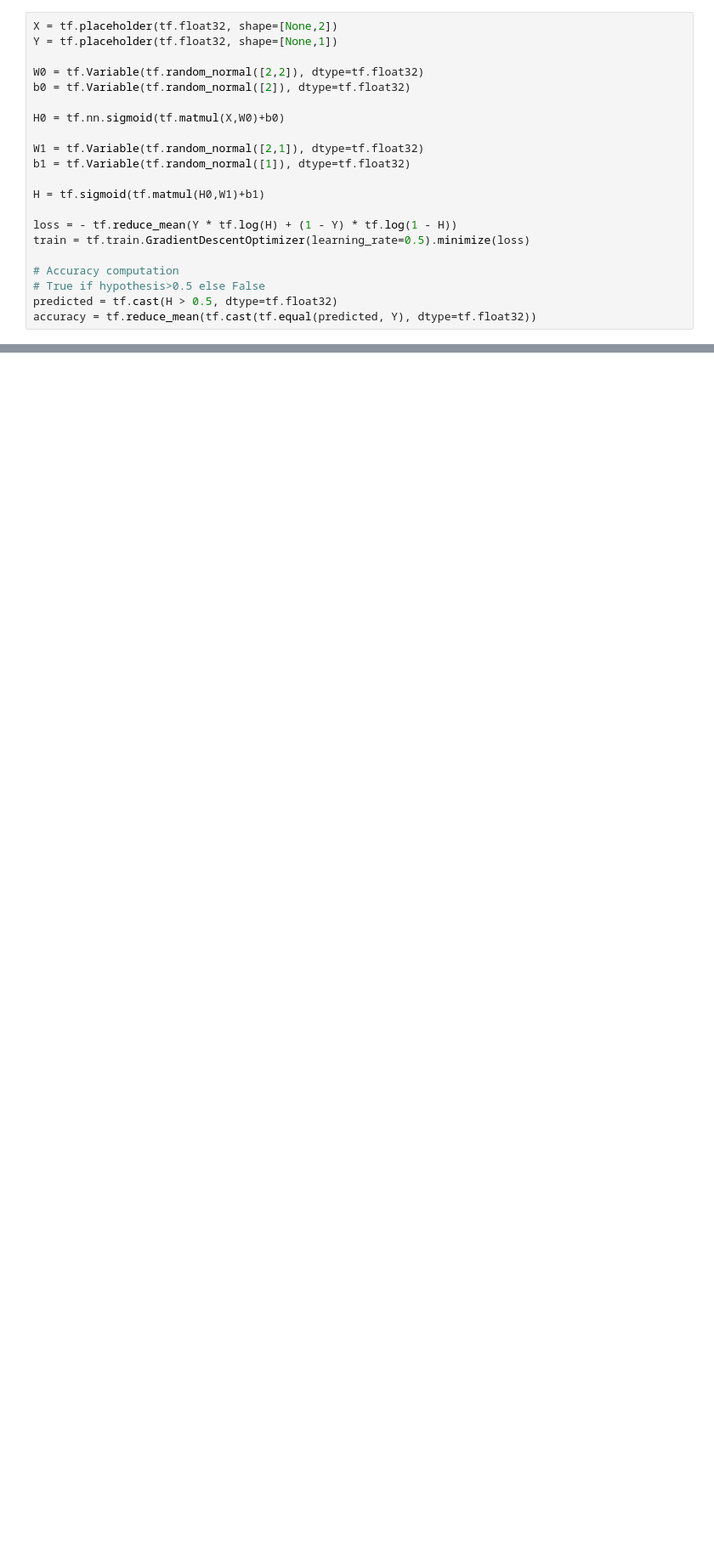
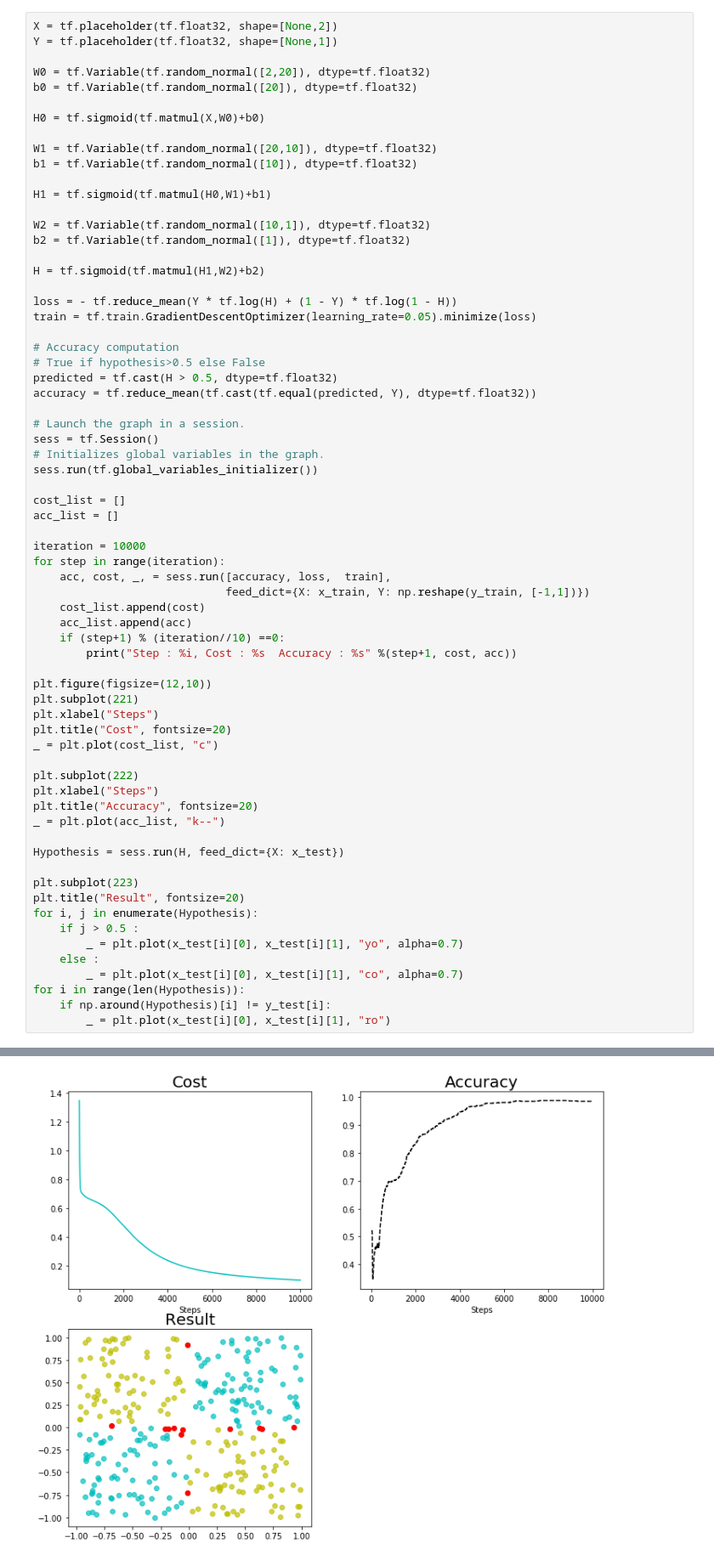
Before and after one commit to mjgim/tensorflow_tutorial, a Jupyter notebook: 7. Binary Classification.ipynb, the cells around one changed output, grey strips where cells are left out. Shown at 85% size. Drawn from its saved outputs; the diff is of its cells as text; blank space fills up the shorter version.

```diff
--- a/7. Binary Classification.ipynb
+++ b/7. Binary Classification.ipynb
@@ -20,20 +28,67 @@ for i, j in enumerate(y_data):
 X = tf.placeholder(tf.float32, shape=[None,2])
 Y = tf.placeholder(tf.float32, shape=[None,1])
 
-W0 = tf.Variable(tf.random_normal([2,2]), dtype=tf.float32)
-b0 = tf.Variable(tf.random_normal([2]), dtype=tf.float32)
+W0 = tf.Variable(tf.random_normal([2,20]), dtype=tf.float32)
+b0 = tf.Variable(tf.random_normal([20]), dtype=tf.float32)
 
-H0 = tf.nn.sigmoid(tf.matmul(X,W0)+b0)
+H0 = tf.sigmoid(tf.matmul(X,W0)+b0)
 
-W1 = tf.Variable(tf.random_normal([2,1]), dtype=tf.float32)
-b1 = tf.Variable(tf.random_normal([1]), dtype=tf.float32)
+W1 = tf.Variable(tf.random_normal([20,10]), dtype=tf.float32)
+b1 = tf.Variable(tf.random_normal([10]), dtype=tf.float32)
 
-H = tf.sigmoid(tf.matmul(H0,W1)+b1)
+H1 = tf.sigmoid(tf.matmul(H0,W1)+b1)
+
+W2 = tf.Variable(tf.random_normal([10,1]), dtype=tf.float32)
+b2 = tf.Variable(tf.random_normal([1]), dtype=tf.float32)
+
+H = tf.sigmoid(tf.matmul(H1,W2)+b2)
 
 loss = - tf.reduce_mean(Y * tf.log(H) + (1 - Y) * tf.log(1 - H))
-train = tf.train.GradientDescentOptimizer(learning_rate=0.5).minimize(loss)
+train = tf.train.GradientDescentOptimizer(learning_rate=0.05).minimize(loss)
 
 # Accuracy computation
 # True if hypothesis>0.5 else False
 predicted = tf.cast(H > 0.5, dtype=tf.float32)
 accuracy = tf.reduce_mean(tf.cast(tf.equal(predicted, Y), dtype=tf.float32))
+
+# Launch the graph in a session.
+sess = tf.Session()
+# Initializes global variables in the graph.
+sess.run(tf.global_variables_initializer())
+
+cost_list = []
+acc_list = []
+
+iteration = 10000
+for step in range(iteration):
+    acc, cost, _, = sess.run([accuracy, loss,  train],
+                             feed_dict={X: x_train, Y: np.reshape(y_train, [-1,1])})
+    cost_list.append(cost)
+    acc_list.append(acc)
+    if (step+1) % (iteration//10) ==0:
+        print("Step : %i, Cost : %s  Accuracy : %s" %(step+1, cost, acc))
+
+plt.figure(figsize=(12,10))
+plt.subplot(221)
+plt.xlabel("Steps")
+plt.title("Cost", fontsize=20)
+_ = plt.plot(cost_list, "c")
+
+plt.subplot(222)
+plt.xlabel("Steps")
+plt.title("Accuracy", fontsize=20)
+_ = plt.plot(acc_list, "k--")
+
+Hypothesis = sess.run(H, feed_dict={X: x_test})
+
+plt.subplot(223)
+plt.title("Result", fontsize=20)
+for i, j in enumerate(Hypothesis):
+    if j > 0.5 :
+        _ = plt.plot(x_test[i][0], x_test[i][1], "yo", alpha=0.7)
+    else :
+        _ = plt.plot(x_test[i][0], x_test[i][1], "co", alpha=0.7)
+for i in range(len(Hypothesis)):
+    if np.around(Hypothesis)[i] != y_test[i]:
+        _ = plt.plot(x_test[i][0], x_test[i][1], "ro")
+# %% [output]
@@ -39,0 +105 @@ accuracy = tf.reduce_mean(tf.cast(tf.equal(predicted, Y), dtype=tf.float32))
+[figure, added]
```
Also changed, not shown: parts of 9 cells of this notebook, 7 other files.
